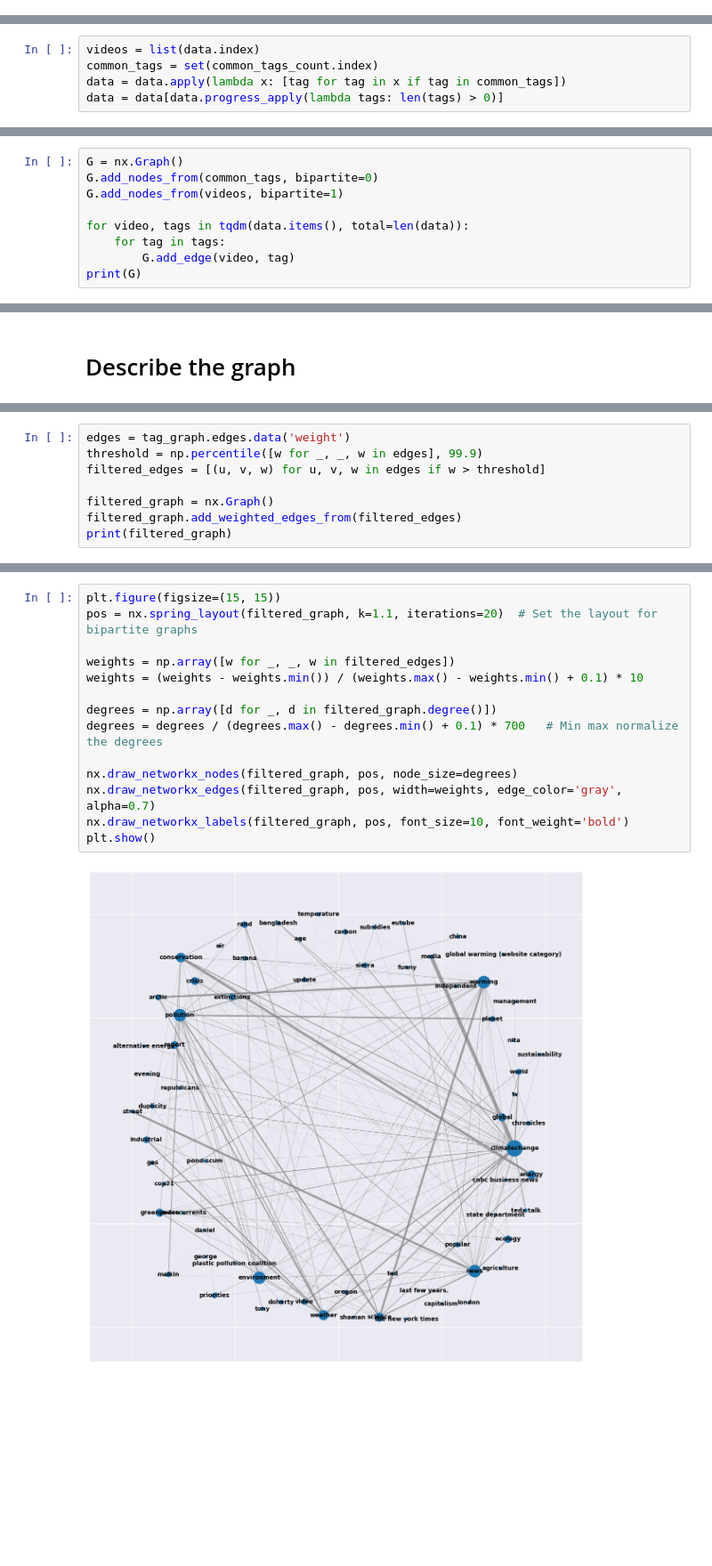
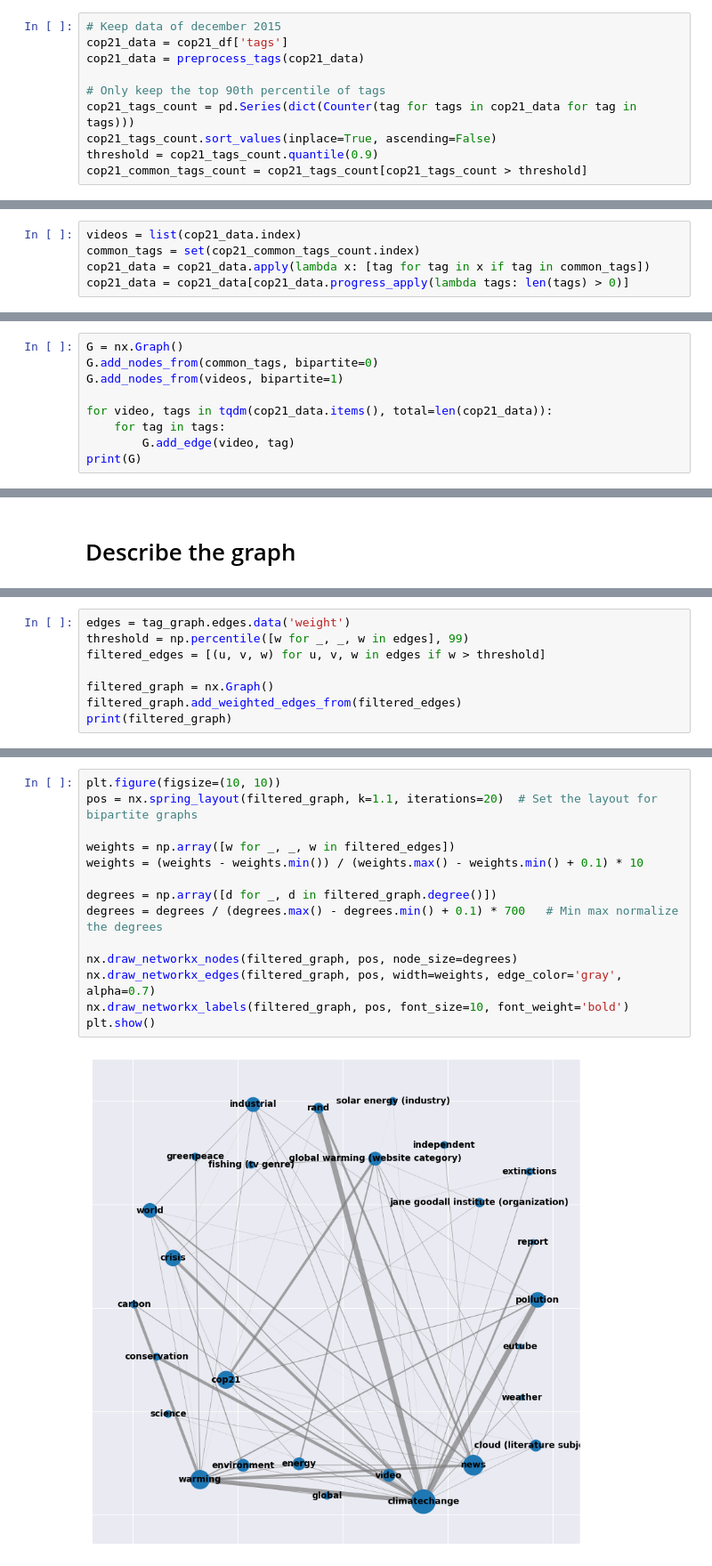
Before and after one commit to agatha-duzan/ada-2023-project-fadamily, a Jupyter notebook: tag_analysis.ipynb, the cells around one changed output, grey strips where cells are left out. Shown at 89% size. Drawn from its saved outputs; the diff is of its cells as text; blank space fills up the shorter version.

```diff
--- a/tag_analysis.ipynb
+++ b/tag_analysis.ipynb
@@ -164,0 +144,10 @@ upload_date
+# %%
+# Keep data of december 2015
+cop21_data = cop21_df['tags']
+cop21_data = preprocess_tags(cop21_data)
+
+# Only keep the top 90th percentile of tags
+cop21_tags_count = pd.Series(dict(Counter(tag for tags in cop21_data for tag in tags)))
+cop21_tags_count.sort_values(inplace=True, ascending=False)
+threshold = cop21_tags_count.quantile(0.9)
+cop21_common_tags_count = cop21_tags_count[cop21_tags_count > threshold]
@@ -165,10 +167,10 @@ upload_date
 # %% [markdown]
 # Filter the tags in the dataframe
 # %%
-videos = list(data.index)
-common_tags = set(common_tags_count.index)
-data = data.apply(lambda x: [tag for tag in x if tag in common_tags])
-data = data[data.progress_apply(lambda tags: len(tags) > 0)]
+videos = list(cop21_data.index)
+common_tags = set(cop21_common_tags_count.index)
+cop21_data = cop21_data.apply(lambda x: [tag for tag in x if tag in common_tags])
+cop21_data = cop21_data[cop21_data.progress_apply(lambda tags: len(tags) > 0)]
 # %% [markdown]
 # Create the bipartite graph between videos and tags
 # %%
@@ -176,7 +178,7 @@ G = nx.Graph()
 G.add_nodes_from(common_tags, bipartite=0)
 G.add_nodes_from(videos, bipartite=1)
 
-for video, tags in tqdm(data.items(), total=len(data)):
+for video, tags in tqdm(cop21_data.items(), total=len(cop21_data)):
     for tag in tags:
         G.add_edge(video, tag)
 print(G)
@@ -228,6 +230,6 @@ Global clustering coefficient aka Transitivity: 0.8229
 # %%
 edges = tag_graph.edges.data('weight')
-threshold = np.percentile([w for _, _, w in edges], 99.9)
+threshold = np.percentile([w for _, _, w in edges], 99)
 filtered_edges = [(u, v, w) for u, v, w in edges if w > threshold]
 
 filtered_graph = nx.Graph()
@@ -238,16 +240,16 @@ Graph with 69 nodes and 258 edges
 # %%
-plt.figure(figsize=(15, 15))
+plt.figure(figsize=(10, 10))
 pos = nx.spring_layout(filtered_graph, k=1.1, iterations=20)  # Set the layout for bipartite graphs
 
 weights = np.array([w for _, _, w in filtered_edges])
 weights = (weights - weights.min()) / (weights.max() - weights.min() + 0.1) * 10
 
 degrees = np.array([d for _, d in filtered_graph.degree()])
 degrees = degrees / (degrees.max() - degrees.min() + 0.1) * 700   # Min max normalize the degrees
 
 nx.draw_networkx_nodes(filtered_graph, pos, node_size=degrees)
 nx.draw_networkx_edges(filtered_graph, pos, width=weights, edge_color='gray', alpha=0.7)
 nx.draw_networkx_labels(filtered_graph, pos, font_size=10, font_weight='bold')
 plt.show()
 # %% [output]
-[figure, old version]
+[figure, new version]
```
Also changed, not shown: parts of 14 cells of this notebook, 4 other files.
